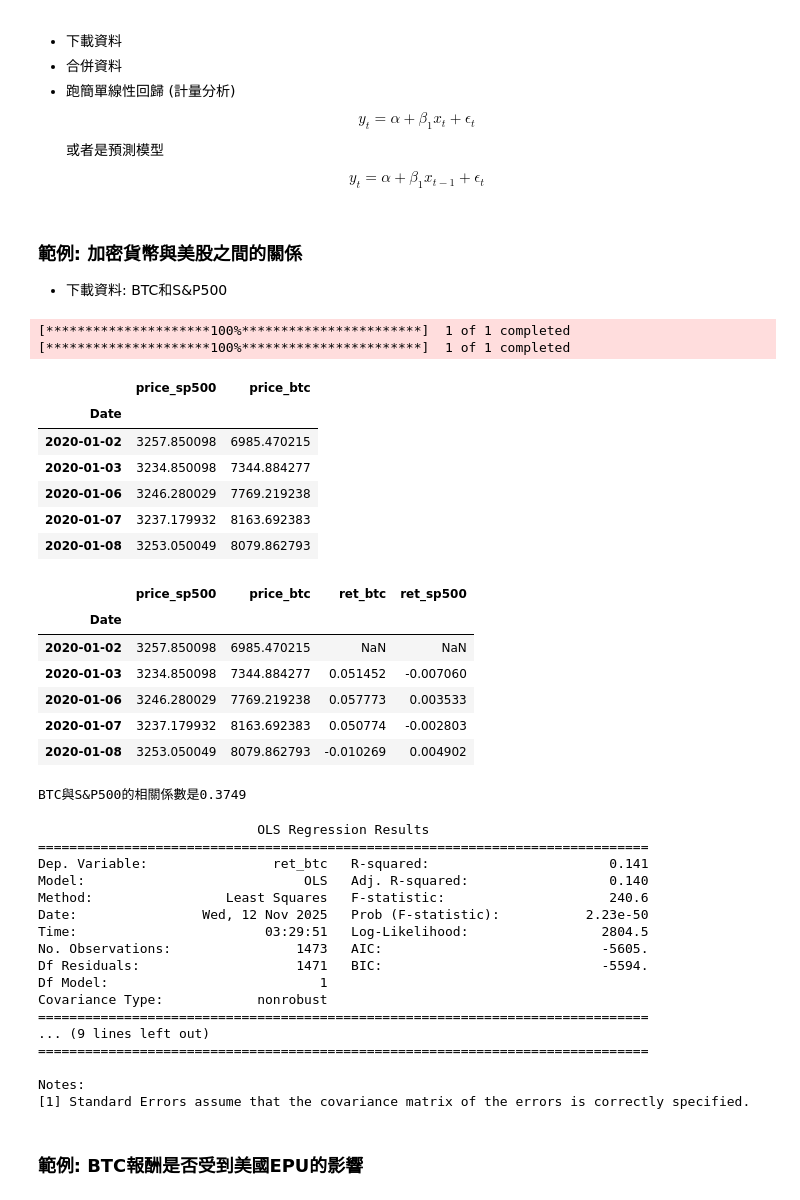
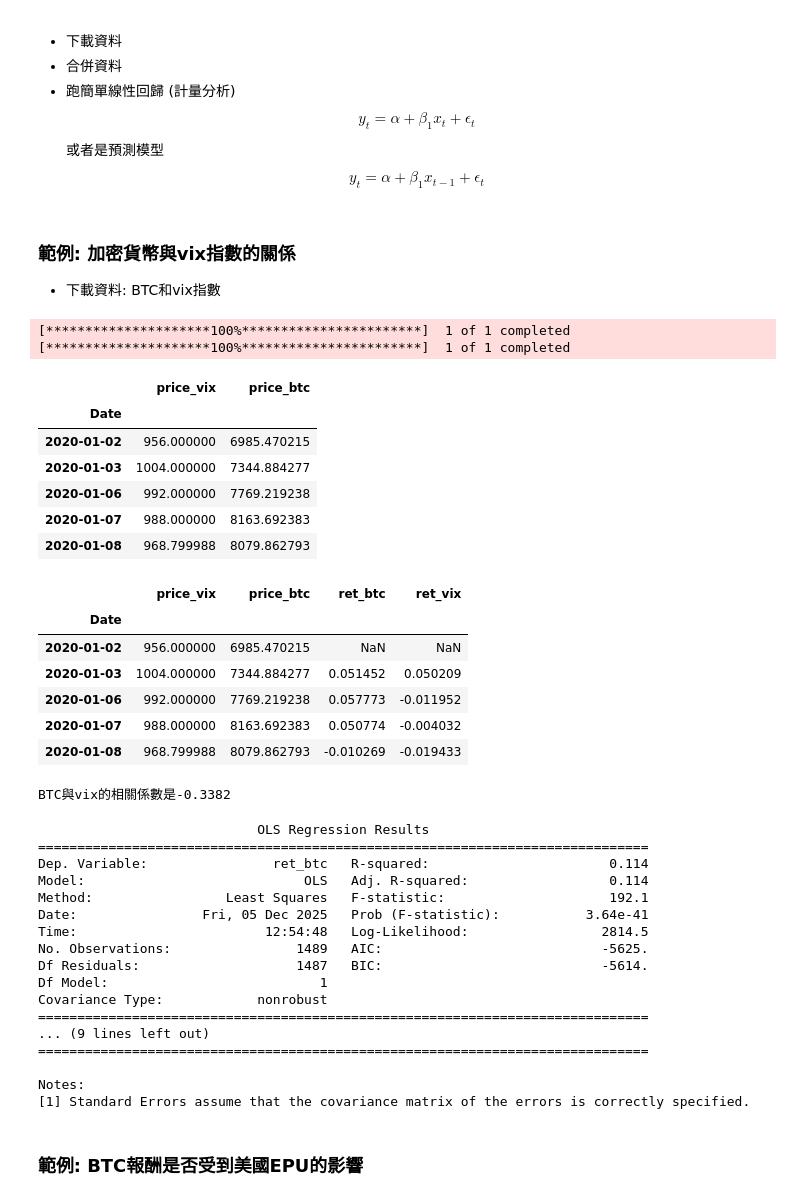
Before and after one commit to wei666-myst/crypto-btc-and-vix-corr, a Jupyter notebook: [Cryptofin]Hello_Python.ipynb, the cells around one changed output. Cells and saved outputs as stored; diff of their text form; code cells hidden in the pictures.

```diff
--- a/[Cryptofin]Hello_Python.ipynb
+++ b/[Cryptofin]Hello_Python.ipynb
@@ -123,17 +123,17 @@ $$
 y_t = \alpha + \beta_1 x_{t-1} + \epsilon_t
 $$
 # %% [markdown]
-### 範例: 加密貨幣與美股之間的關係
-- 下載資料: BTC和S&P500
+### 範例: 加密貨幣與vix指數的關係
+- 下載資料: BTC和vix指數
 # %%
-# 下載資料(BTC, S&P500)
+# 下載資料(BTC, vix)
 data = yf.download('BTC-USD',start='2020-01-01')
-data_1 = yf.download('^gspc',start='2020-01-01')
+data_1 = yf.download('VIXY', start='2020-01-01')
 ## 整理資料 (BTC, S&P500)
 data = data[['Close']]
 data.columns = ['price_btc']
 data_1 = data_1[['Close']]
-data_1.columns = ['price_sp500']
+data_1.columns = ['price_vix']
 # %% [output]
 [*********************100%***********************]  1 of 1 completed
 [*********************100%***********************]  1 of 1 completed
@@ -142,24 +142,24 @@ data_1.columns = ['price_sp500']
 data_m = data_1.join(data)
 data_m.head()
 # %% [output]
-|  | price_sp500 | price_btc |
+|  | price_vix | price_btc |
 | Date |  |  |
-| 2020-01-02 | 3257.850098 | 6985.470215 |
-| 2020-01-03 | 3234.850098 | 7344.884277 |
-| 2020-01-06 | 3246.280029 | 7769.219238 |
-| 2020-01-07 | 3237.179932 | 8163.692383 |
-| 2020-01-08 | 3253.050049 | 8079.862793 |
+| 2020-01-02 | 956.000000 | 6985.470215 |
+| 2020-01-03 | 1004.000000 | 7344.884277 |
+| 2020-01-06 | 992.000000 | 7769.219238 |
+| 2020-01-07 | 988.000000 | 8163.692383 |
+| 2020-01-08 | 968.799988 | 8079.862793 |
 # %%
 # 建立各自報酬率
 data_m['ret_btc'] = data_m.price_btc.pct_change()
-data_m['ret_sp500'] = data_m.price_sp500.pct_change()
+data_m['ret_vix'] = data_m.price_vix.pct_change()
 data_m.head()
 # %% [output]
-|  | price_sp500 | price_btc | ret_btc | ret_sp500 |
+|  | price_vix | price_btc | ret_btc | ret_vix |
 | Date |  |  |  |  |
-| 2020-01-02 | 3257.850098 | 6985.470215 | NaN | NaN |
-| 2020-01-03 | 3234.850098 | 7344.884277 | 0.051452 | -0.007060 |
-| 2020-01-06 | 3246.280029 | 7769.219238 | 0.057773 | 0.003533 |
-| 2020-01-07 | 3237.179932 | 8163.692383 | 0.050774 | -0.002803 |
-| 2020-01-08 | 3253.050049 | 8079.862793 | -0.010269 | 0.004902 |
+| 2020-01-02 | 956.000000 | 6985.470215 | NaN | NaN |
+| 2020-01-03 | 1004.000000 | 7344.884277 | 0.051452 | 0.050209 |
+| 2020-01-06 | 992.000000 | 7769.219238 | 0.057773 | -0.011952 |
+| 2020-01-07 | 988.000000 | 8163.692383 | 0.050774 | -0.004032 |
+| 2020-01-08 | 968.799988 | 8079.862793 | -0.010269 | -0.019433 |
 # %%
@@ -167,26 +167,26 @@ data_m['ret_sp500_1'] = data_m.ret_sp500.shift()
 # %%
 # 計算相關係數
-a = data_m.ret_btc.corr(data_m.ret_sp500)
-print('BTC與S&P500的相關係數是{:.4f}'.format(a))
+a = data_m.ret_btc.corr(data_m.ret_vix)
+print('BTC與vix的相關係數是{:.4f}'.format(a))
 # %% [output]
-BTC與S&P500的相關係數是0.3749
+BTC與vix的相關係數是-0.3382
 # %%
-# S&P500日報酬對BTC日報酬之影響
+# vix日報酬對BTC日報酬之影響
 y = data_m.ret_btc
-x = sm.add_constant(data_m.ret_sp500)
+x = sm.add_constant(data_m.ret_vix)
 res = sm.OLS(y,x,missing='drop').fit()
 print(res.summary())
 #p-value<0.01 (***) <0.05 (**) <0.1 (*)
 # %% [output]
                             OLS Regression Results
 ==============================================================================
-Dep. Variable:                ret_btc   R-squared:                       0.141
-Model:                            OLS   Adj. R-squared:                  0.140
-Method:                 Least Squares   F-statistic:                     240.6
-Date:                Wed, 12 Nov 2025   Prob (F-statistic):           2.23e-50
-Time:                        03:29:51   Log-Likelihood:                 2804.5
-No. Observations:                1473   AIC:                            -5605.
-Df Residuals:                    1471   BIC:                            -5594.
+Dep. Variable:                ret_btc   R-squared:                       0.114
+Model:                            OLS   Adj. R-squared:                  0.114
+Method:                 Least Squares   F-statistic:                     192.1
+Date:                Fri, 05 Dec 2025   Prob (F-statistic):           3.64e-41
+Time:                        12:54:48   Log-Likelihood:                 2814.5
+No. Observations:                1489   AIC:                            -5625.
+Df Residuals:                    1487   BIC:                            -5614.
 Df Model:                           1
 Covariance Type:            nonrobust
 ==============================================================================
```
Also changed, not shown: parts of 4 cells of this notebook.
